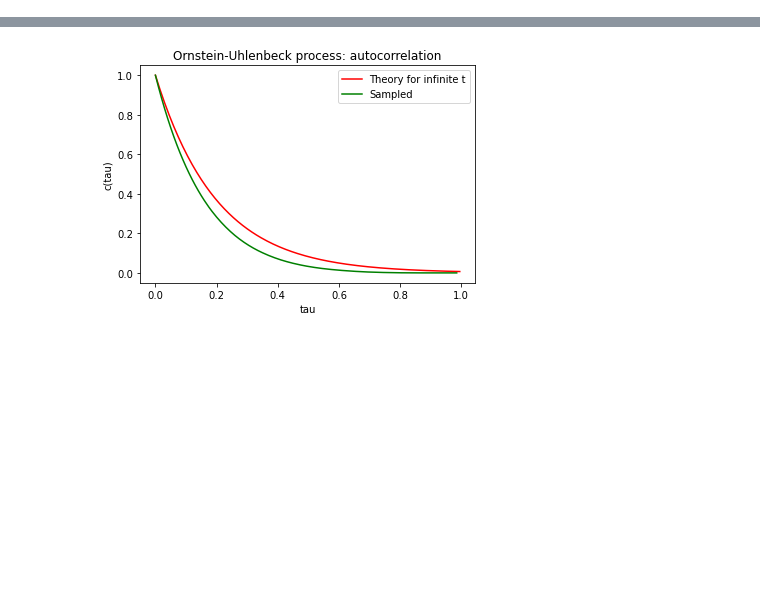
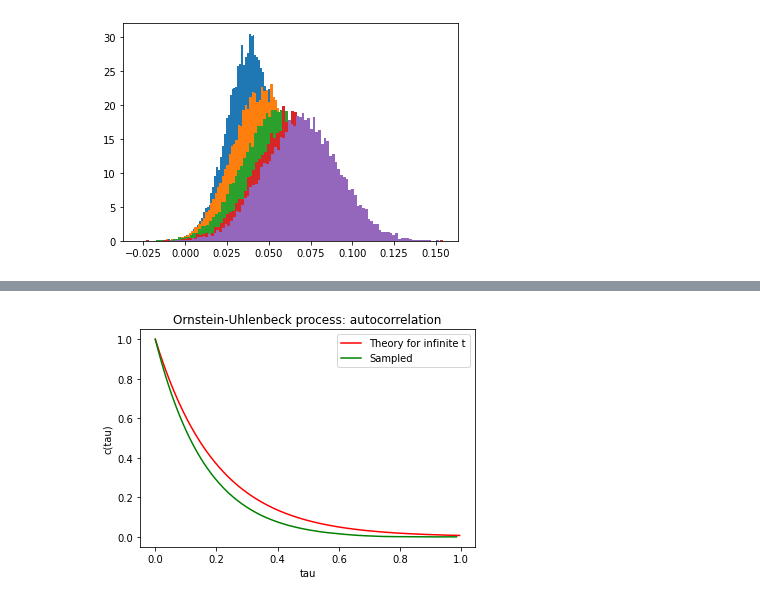
Before and after one commit to dpereiragera/upload-to-COMP0043, a Jupyter notebook: oup copy.ipynb, the cells around one changed output, grey strips where cells are left out. Drawn from its saved outputs; the diff is of its cells as text; code cells hidden in the pictures; blank space fills up the shorter version.

```diff
--- a/oup copy.ipynb
+++ b/oup copy.ipynb
@@ -129,0 +130,7 @@ plt.show()
+# %%
+plt.figure(5)
+for chunks in range(len(t2)):
+    plt.hist(X[:,int(t2[chunks]*nsteps)],bins=100,density=True)
+plt.show()
+# %% [output]
+[figure, added]
```
Also changed, not shown: parts of 8 cells of this notebook, 23 other files.
